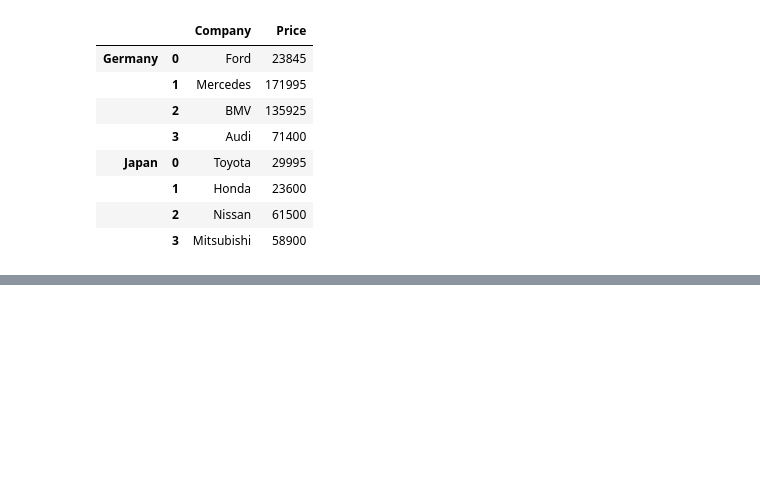
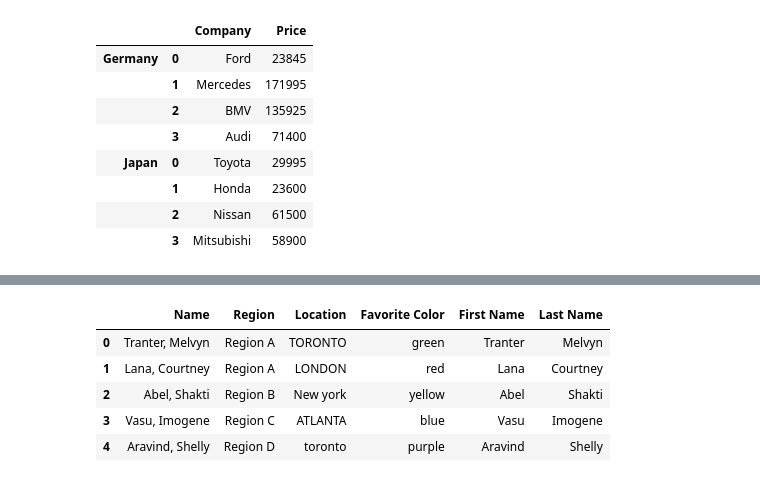
Before and after one commit to RojaCM/PYTHON-CONCEPTS, a Jupyter notebook: PANDAS.ipynb, the cells around one changed output, grey strips where cells are left out. Saved outputs shown, nothing was run; the diff lists cells and outputs as text; code cells hidden in the pictures; blank space fills up the shorter version.

```diff
--- a/PANDAS.ipynb
+++ b/PANDAS.ipynb
@@ -834,0 +1050,9 @@ carsDf
+# %%
+# Loading a Sample Pandas DataFrame
+import pandas as pd
+df = pd.DataFrame.from_dict({
+    'Name': ['Tranter, Melvyn', 'Lana, Courtney', 'Abel, Shakti', 'Vasu, Imogene', 'Aravind, Shelly'],
+    'Region': ['Region A', 'Region A', 'Region B', 'Region C', 'Region D'],
+    'Location': ['TORONTO', 'LONDON', 'New york', 'ATLANTA', 'toronto'],
+    'Favorite Color': ['   green  ', 'red', '  yellow', 'blue', 'purple  ']
+})
@@ -834,0 +1084,2 @@ carsDf
+# %%
+df['Favorite Color']=df['Favorite Color'].str.strip()
@@ -834,0 +1120,11 @@ carsDf
+# %%
+df[['First Name','Last Name']]=df['Name'].str.split(',',expand=True)
+# %%
+df
+# %% [output]
+|  | Name | Region | Location | Favorite Color | First Name | Last Name |
+| 0 | Tranter, Melvyn | Region A | TORONTO | green | Tranter | Melvyn |
+| 1 | Lana, Courtney | Region A | LONDON | red | Lana | Courtney |
+| 2 | Abel, Shakti | Region B | New york | yellow | Abel | Shakti |
+| 3 | Vasu, Imogene | Region C | ATLANTA | blue | Vasu | Imogene |
+| 4 | Aravind, Shelly | Region D | toronto | purple | Aravind | Shelly |
```
Also changed, not shown: parts of 45 cells of this notebook.
